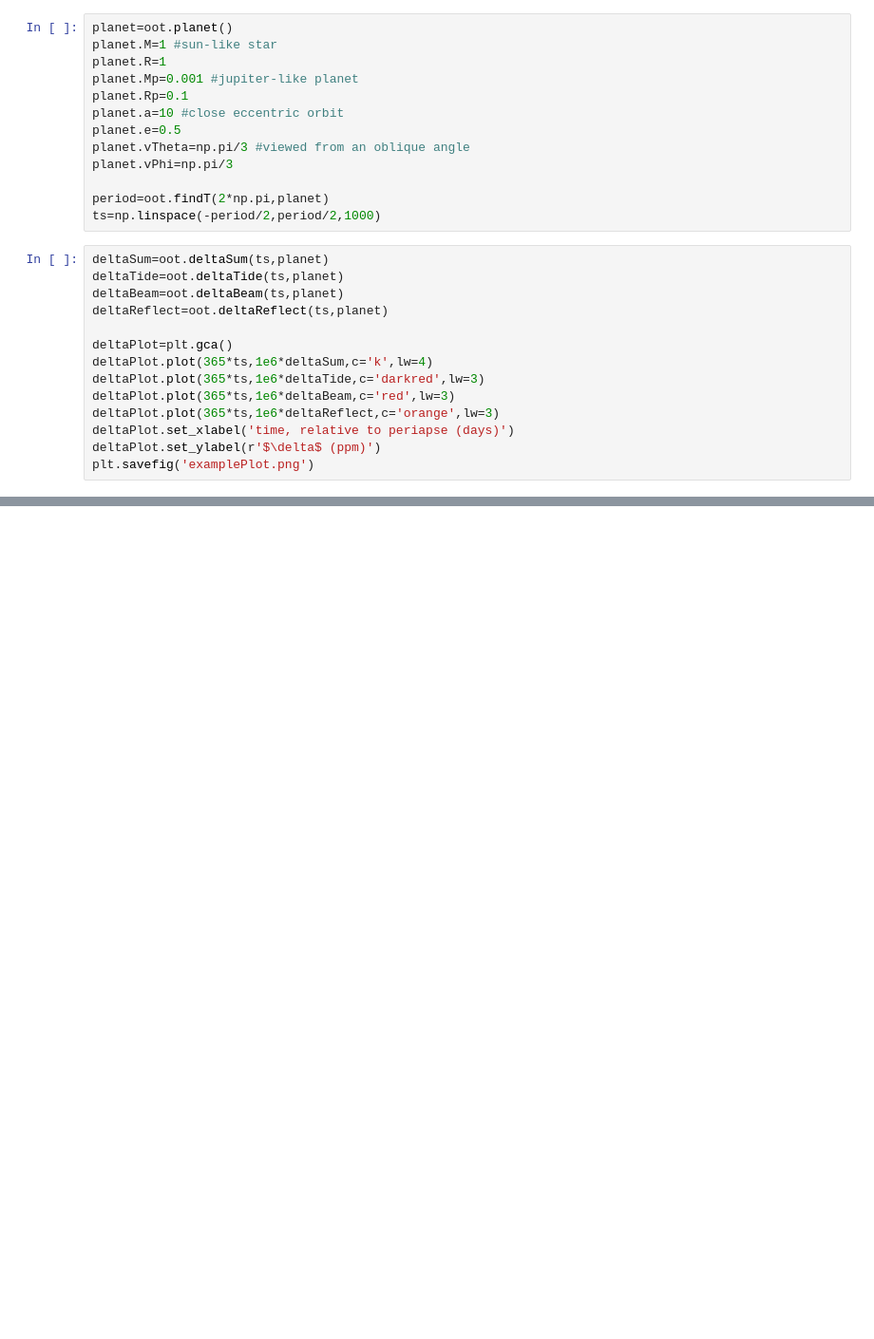
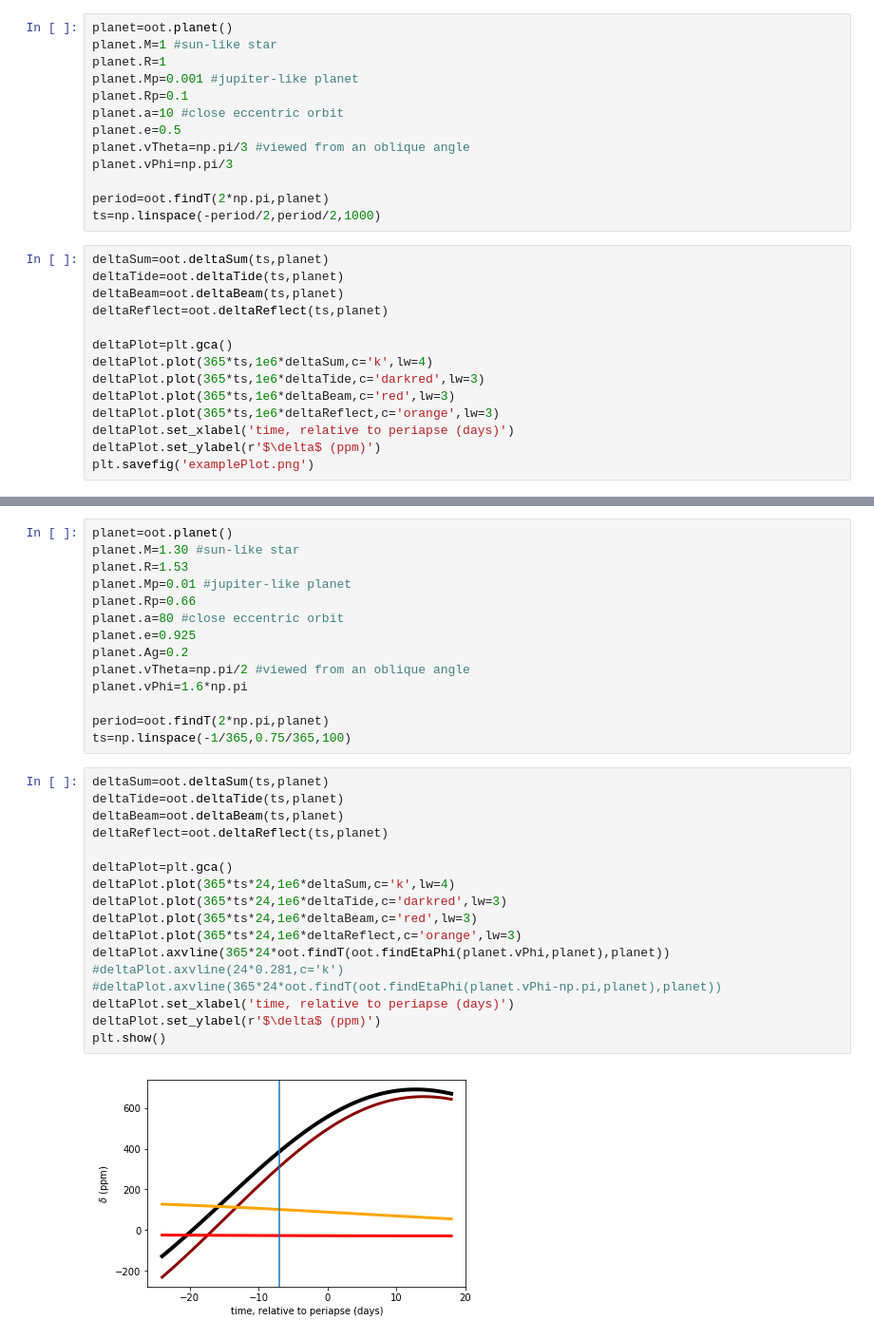
Before and after one commit to zpenoyre/OoT, a Jupyter notebook: ootExample.ipynb, the cells around one changed output, grey strips where cells are left out. Shown at 95% size. Drawn from its saved outputs; the diff is of its cells as text; blank space fills up the shorter version.

```diff
--- a/ootExample.ipynb
+++ b/ootExample.ipynb
@@ -50,0 +54,33 @@ plt.show()
+# %%
+planet=oot.planet()
+planet.M=1.30 #sun-like star
+planet.R=1.53
+planet.Mp=0.01 #jupiter-like planet
+planet.Rp=0.66
+planet.a=80 #close eccentric orbit
+planet.e=0.925
+planet.Ag=0.2
+planet.vTheta=np.pi/2 #viewed from an oblique angle
+planet.vPhi=1.6*np.pi
+
+period=oot.findT(2*np.pi,planet)
+ts=np.linspace(-1/365,0.75/365,100)
+# %%
+deltaSum=oot.deltaSum(ts,planet)
+deltaTide=oot.deltaTide(ts,planet)
+deltaBeam=oot.deltaBeam(ts,planet)
+deltaReflect=oot.deltaReflect(ts,planet)
+
+deltaPlot=plt.gca()
+deltaPlot.plot(365*ts*24,1e6*deltaSum,c='k',lw=4)
+deltaPlot.plot(365*ts*24,1e6*deltaTide,c='darkred',lw=3)
+deltaPlot.plot(365*ts*24,1e6*deltaBeam,c='red',lw=3)
+deltaPlot.plot(365*ts*24,1e6*deltaReflect,c='orange',lw=3)
+deltaPlot.axvline(365*24*oot.findT(oot.findEtaPhi(planet.vPhi,planet),planet))
+#deltaPlot.axvline(24*0.281,c='k')
+#deltaPlot.axvline(365*24*oot.findT(oot.findEtaPhi(planet.vPhi-np.pi,planet),planet))
+deltaPlot.set_xlabel('time, relative to periapse (days)')
+deltaPlot.set_ylabel(r'$\delta$ (ppm)')
+plt.show()
+# %% [output]
+[figure, added]
```
Also changed, not shown: parts of 7 cells of this notebook, 2 other files.
